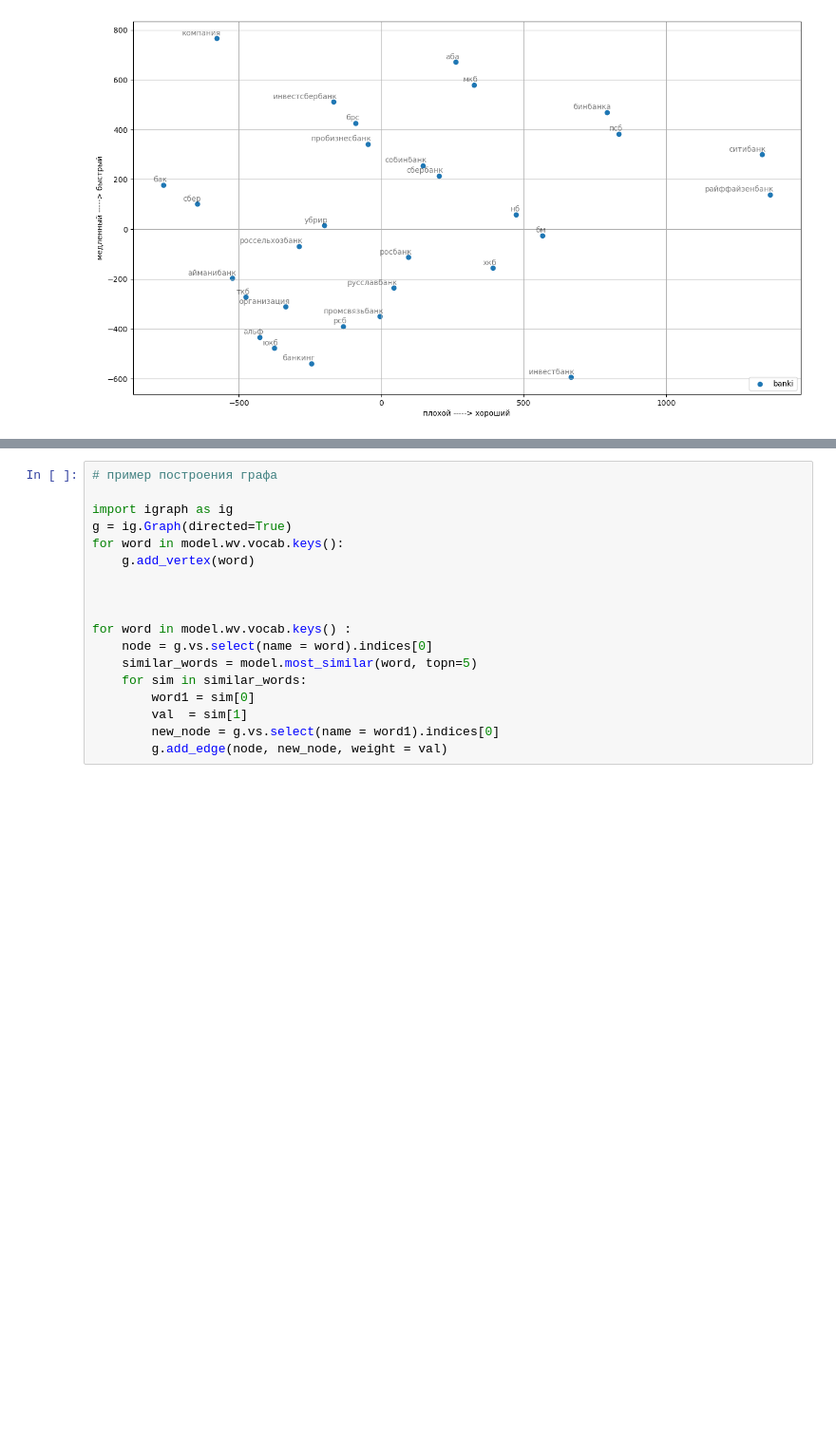
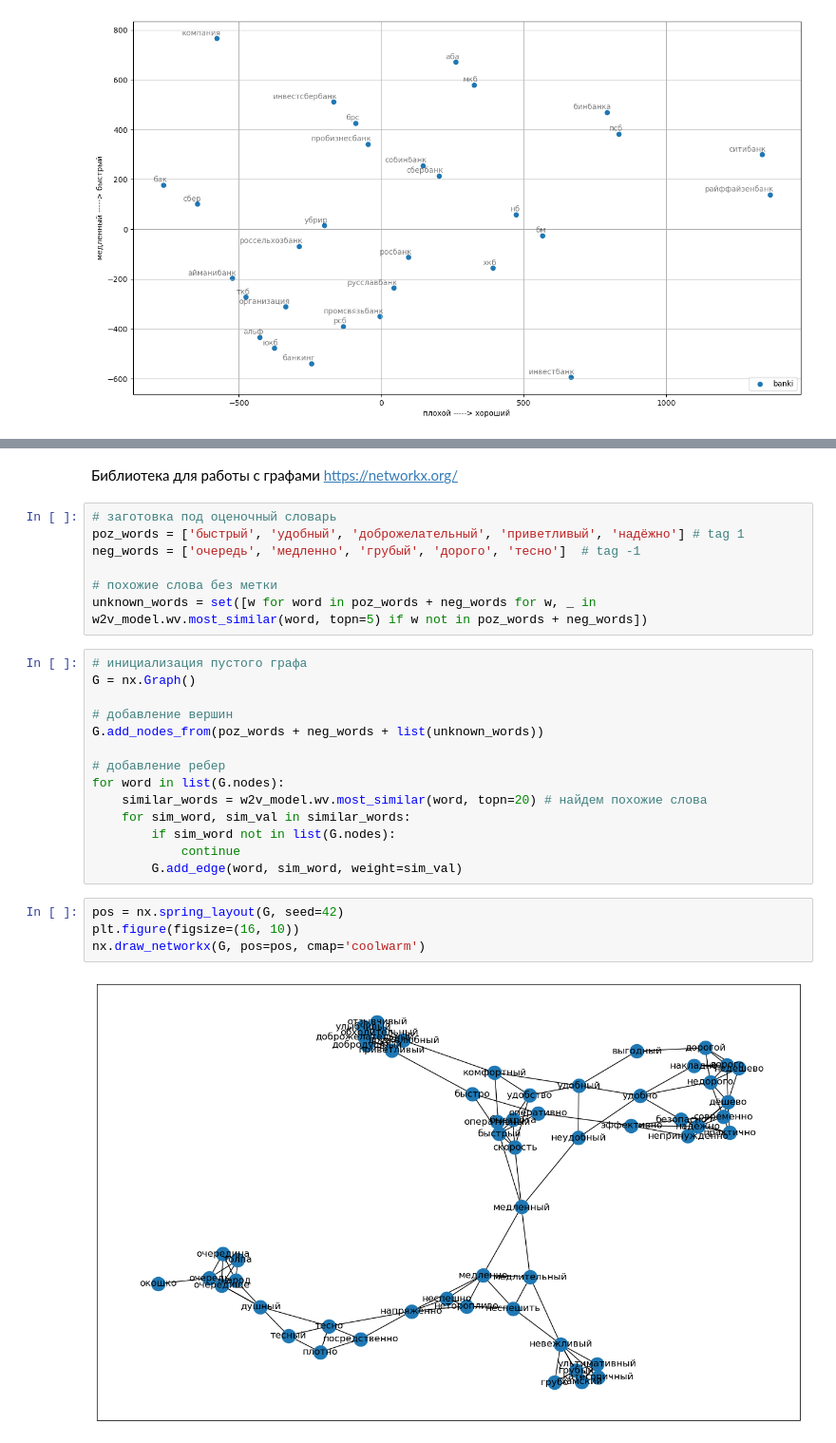
Before and after one commit to p-maksimova/sentiment-analysis-dict-hw, a Jupyter notebook: hw-3.ipynb, the cells around one changed output, grey strips where cells are left out. Shown at 95% size. Drawn from its saved outputs; the diff is of its cells as text; blank space fills up the shorter version.

```diff
--- a/hw-3.ipynb
+++ b/hw-3.ipynb
@@ -321,21 +326,32 @@ tsne_plot('banki', tsne_embeddings_x, tsne_embeddings_y, words)
 1. `graphlab.label_propagation` (`graphlab` доступен бесплатно по образовательной лицензии)
 2. `sklearn.semi_supervised.LabelPropagation`
 3. `sklearn.semi_supervised.LabelSpreading`
-# %%
-# пример построения графа
-
-import igraph as ig
-g = ig.Graph(directed=True)
-for word in model.wv.vocab.keys():
-    g.add_vertex(word)
-
-
-
-for word in model.wv.vocab.keys() :
-    node = g.vs.select(name = word).indices[0]
-    similar_words = model.most_similar(word, topn=5)
-    for sim in similar_words:
-        word1 = sim[0]
-        val  = sim[1]
-        new_node = g.vs.select(name = word1).indices[0]
-        g.add_edge(node, new_node, weight = val)
+# %% [markdown]
+Библиотека для работы с графами https://networkx.org/
+# %%
+# заготовка под оценочный словарь
+poz_words = ['быстрый', 'удобный', 'доброжелательный', 'приветливый', 'надёжно'] # tag 1
+neg_words = ['очередь', 'медленно', 'грубый', 'дорого', 'тесно']  # tag -1
+
+# похожие слова без метки
+unknown_words = set([w for word in poz_words + neg_words for w, _ in w2v_model.wv.most_similar(word, topn=5) if w not in poz_words + neg_words])
+# %%
+# инициализация пустого графа
+G = nx.Graph()
+
+# добавление вершин
+G.add_nodes_from(poz_words + neg_words + list(unknown_words))
+
+# добавление ребер
+for word in list(G.nodes):
+    similar_words = w2v_model.wv.most_similar(word, topn=20) # найдем похожие слова
+    for sim_word, sim_val in similar_words:
+        if sim_word not in list(G.nodes):
+            continue
+        G.add_edge(word, sim_word, weight=sim_val)
+# %%
+pos = nx.spring_layout(G, seed=42)
+plt.figure(figsize=(16, 10))
+nx.draw_networkx(G, pos=pos, cmap='coolwarm')
+# %% [output]
+[figure, added]
```
Also changed, not shown: parts of 6 cells of this notebook.
